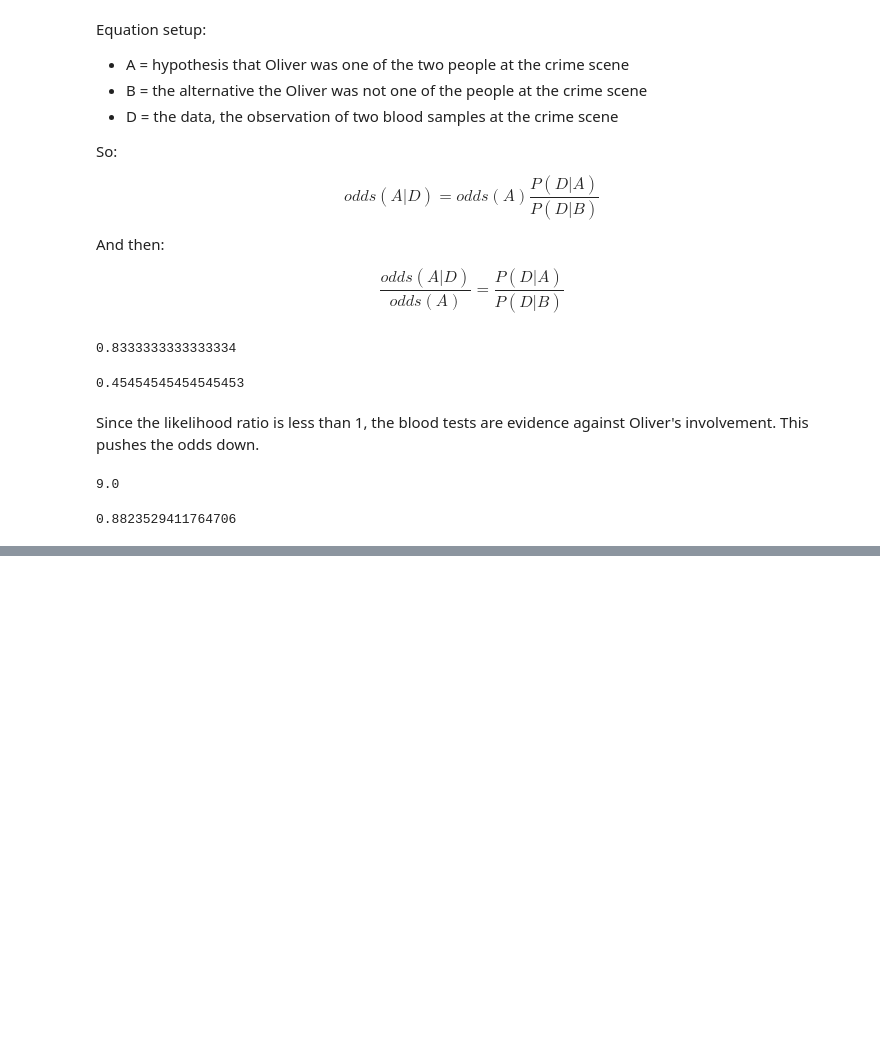
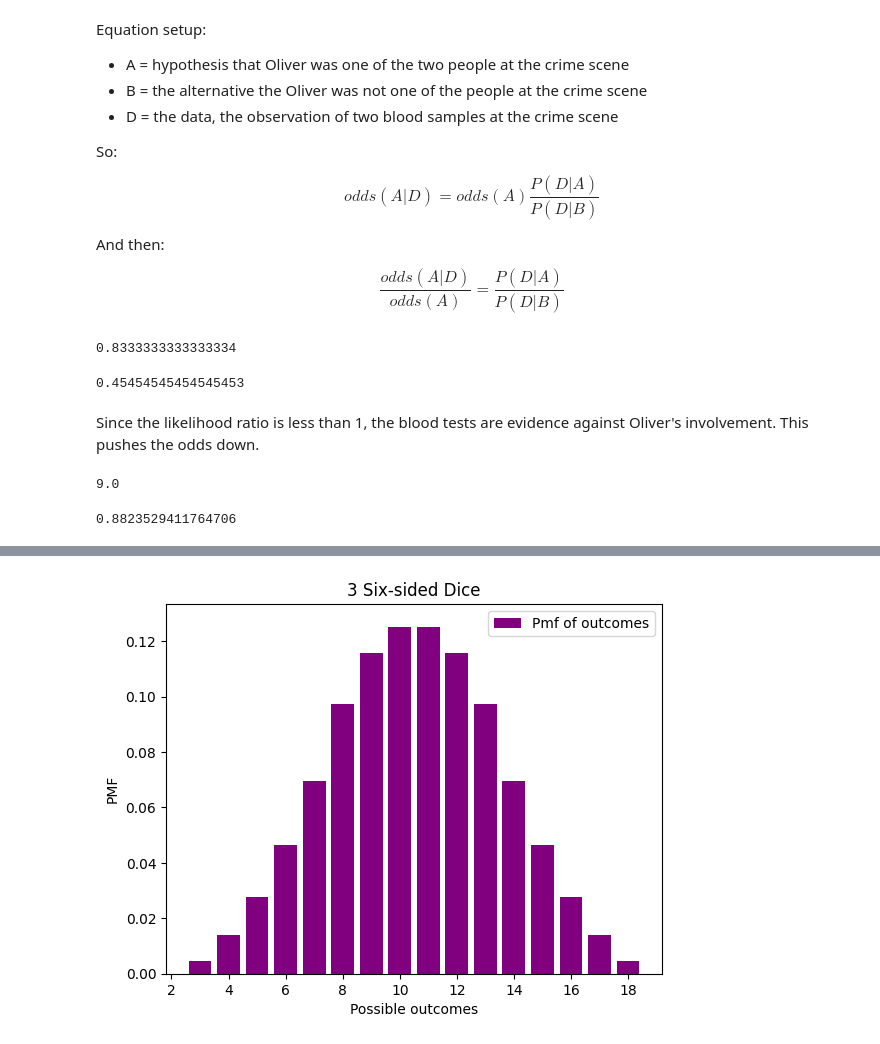
Before and after one commit to coletlacroix/math, a Jupyter notebook: 00.10_Think_Bayes_Downey/6_odds_and_addends.ipynb, the cells around one changed output, grey strips where cells are left out. Saved outputs shown, nothing was run; the diff lists cells and outputs as text; code cells hidden in the pictures; blank space fills up the shorter version.

```diff
--- a/00.10_Think_Bayes_Downey/6_odds_and_addends.ipynb
+++ b/00.10_Think_Bayes_Downey/6_odds_and_addends.ipynb
@@ -141,0 +195,19 @@ prob(post_odds)
+# %%
+def add_dist_seq(seq):
+    total = seq[0]
+    for other in seq[1:]:
+        total= total.add_dist(other)
+    return total
+
+dice = [die] * 3
+thrice = add_dist_seq(dice)
+# %%
+thrice.bar(label='Pmf of outcomes', color = 'purple')
+plt.xlabel('Possible outcomes')
+plt.ylabel('PMF')
+plt.title('3 Six-sided Dice')
+plt.ylim(0, die.max() * .8)
+plt.legend()
+plt.show()
+# %% [output]
+[figure, added]
```
Also changed, not shown: parts of 18 cells of this notebook, 2 other files.
